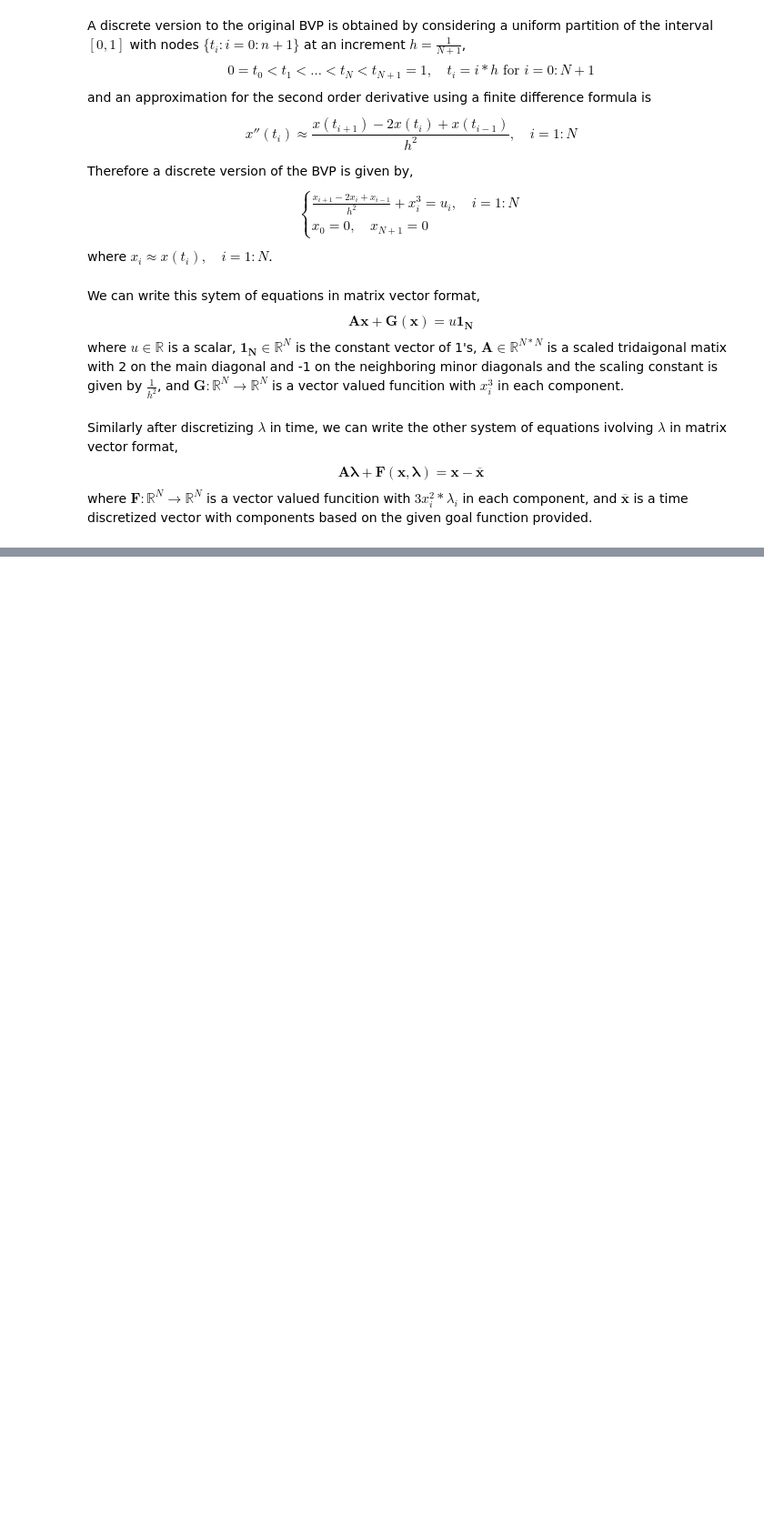
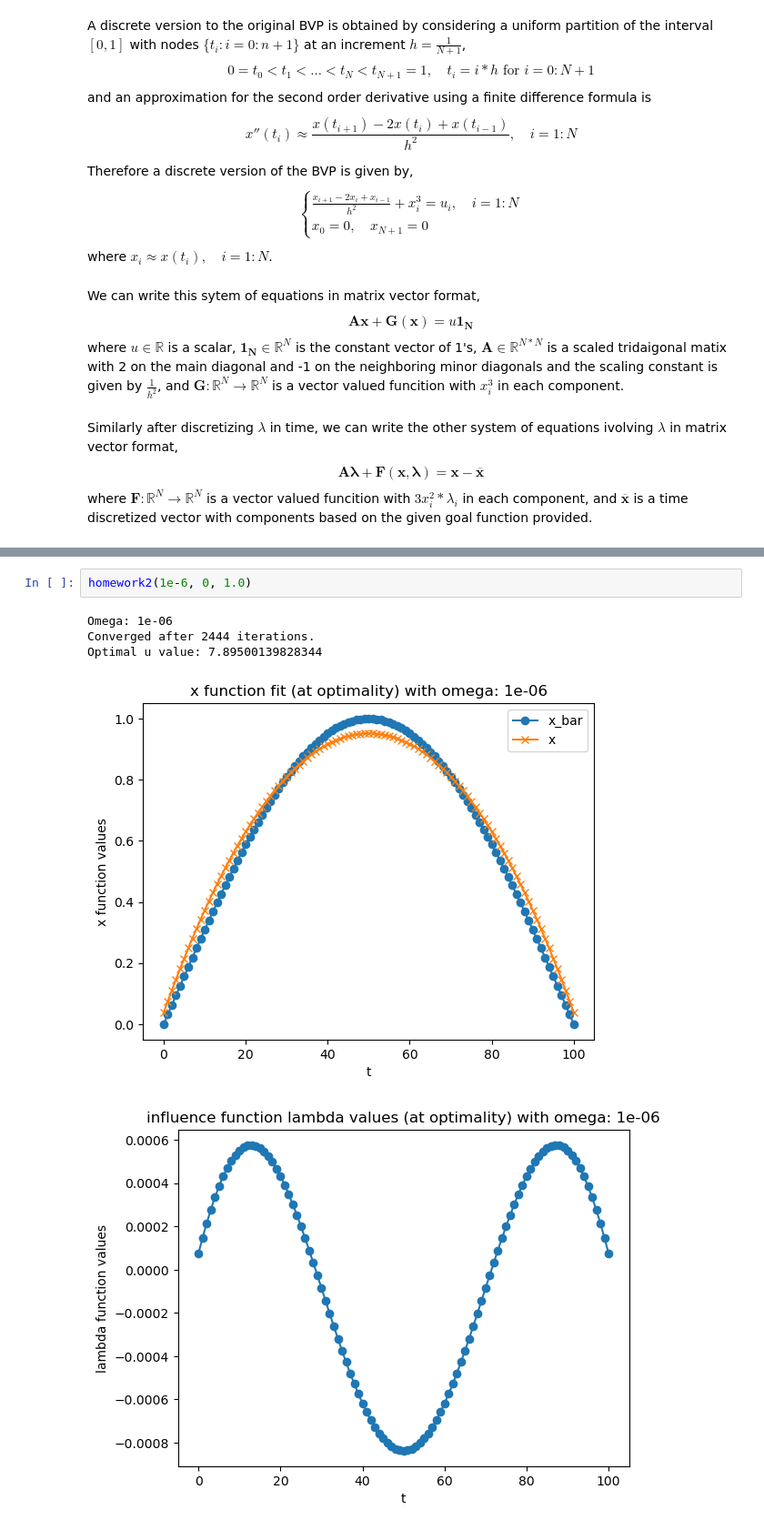
Before and after one commit to eabogle/numerical-optimization, a Jupyter notebook: model_constrained/Homework_2.ipynb, the cells around one changed output, grey strips where cells are left out. Shown at 91% size. Drawn from its saved outputs; the diff is of its cells as text; blank space fills up the shorter version.

```diff
--- a/model_constrained/Homework_2.ipynb
+++ b/model_constrained/Homework_2.ipynb
@@ -228,0 +264,8 @@ Optimal u value: 0.06454629140937759
+# %%
+homework2(1e-6, 0, 1.0)
+# %% [output]
+Omega: 1e-06
+Converged after 2444 iterations.
+Optimal u value: 7.89500139828344
+[figure, added]
+[figure, added]
```
Also changed, not shown: parts of 9 cells of this notebook.
